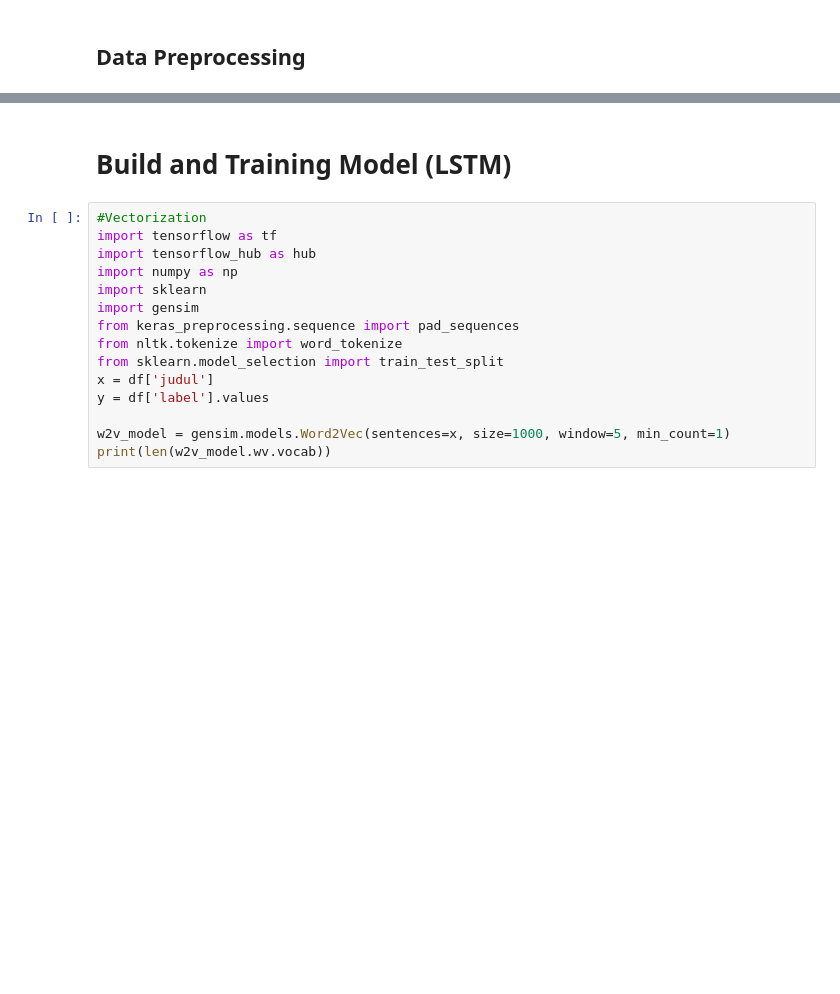
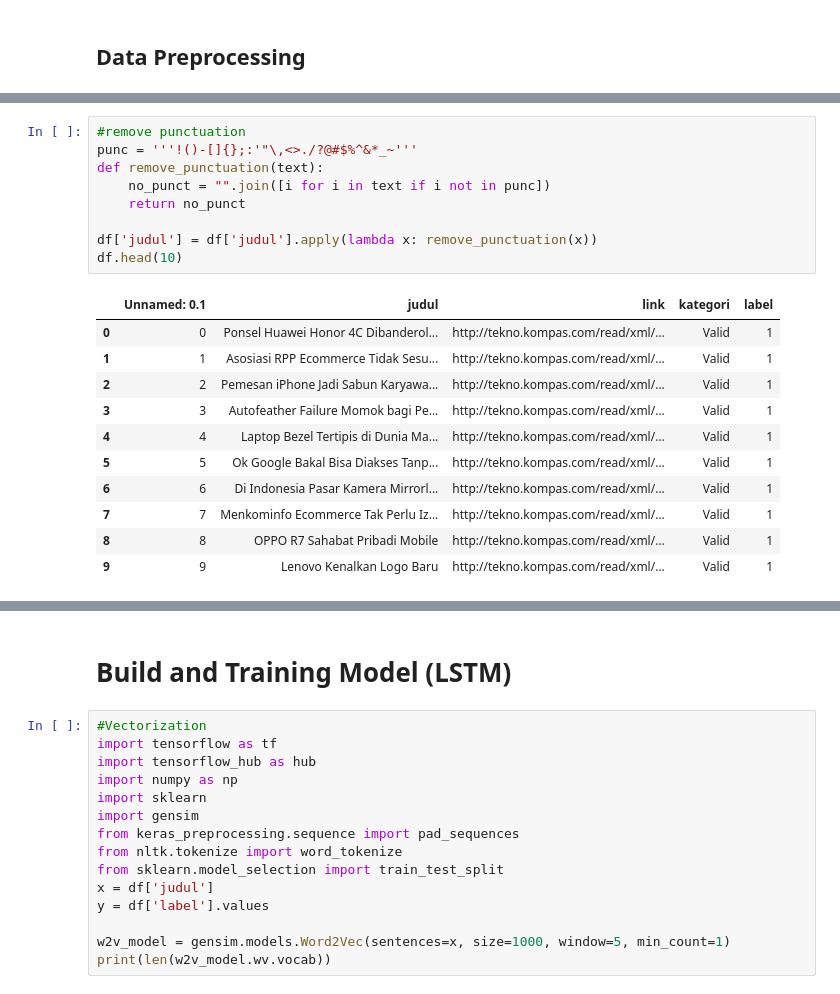
Before and after one commit to FakeNews-Detector/FakeNews-Classification, a Jupyter notebook: src/Fake_News_Detector.ipynb, the cells around one changed output, grey strips where cells are left out. Drawn from its saved outputs; the diff is of its cells as text; blank space fills up the shorter version.

```diff
--- a/src/Fake_News_Detector.ipynb
+++ b/src/Fake_News_Detector.ipynb
@@ -259,2 +135,23 @@ nltk.download('stopwords')
 [nltk_data]   Package stopwords is already up-to-date!
 True
+# %%
+#remove punctuation
+punc = '''!()-[]{};:'"\,<>./?@#$%^&*_~'''
+def remove_punctuation(text):
+    no_punct = "".join([i for i in text if i not in punc])
+    return no_punct
+
+df['judul'] = df['judul'].apply(lambda x: remove_punctuation(x))
+df.head(10)
+# %% [output]
+|  | Unnamed: 0.1 | judul | link | kategori | label |
+| 0 | 0 | Ponsel Huawei Honor 4C Dibanderol... | http://tekno.kompas.com/read/xml/... | Valid | 1 |
+| 1 | 1 | Asosiasi RPP Ecommerce Tidak Sesu... | http://tekno.kompas.com/read/xml/... | Valid | 1 |
+| 2 | 2 | Pemesan iPhone Jadi Sabun Karyawa... | http://tekno.kompas.com/read/xml/... | Valid | 1 |
+| 3 | 3 | Autofeather Failure Momok bagi Pe... | http://tekno.kompas.com/read/xml/... | Valid | 1 |
+| 4 | 4 | Laptop Bezel Tertipis di Dunia Ma... | http://tekno.kompas.com/read/xml/... | Valid | 1 |
+| 5 | 5 | Ok Google Bakal Bisa Diakses Tanp... | http://tekno.kompas.com/read/xml/... | Valid | 1 |
+| 6 | 6 | Di Indonesia Pasar Kamera Mirrorl... | http://tekno.kompas.com/read/xml/... | Valid | 1 |
+| 7 | 7 | Menkominfo Ecommerce Tak Perlu Iz... | http://tekno.kompas.com/read/xml/... | Valid | 1 |
+| 8 | 8 | OPPO R7 Sahabat Pribadi Mobile | http://tekno.kompas.com/read/xml/... | Valid | 1 |
+| 9 | 9 | Lenovo Kenalkan Logo Baru | http://tekno.kompas.com/read/xml/... | Valid | 1 |
```
Also changed, not shown: parts of 29 cells of this notebook.
